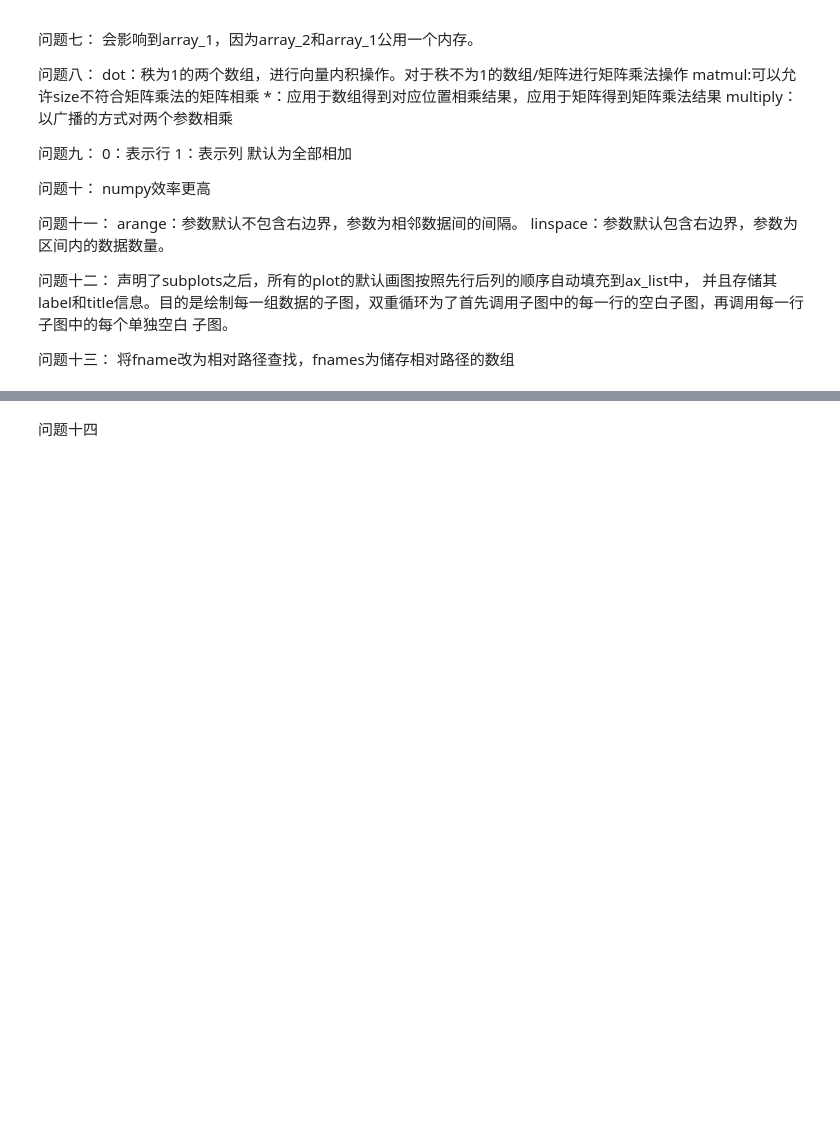
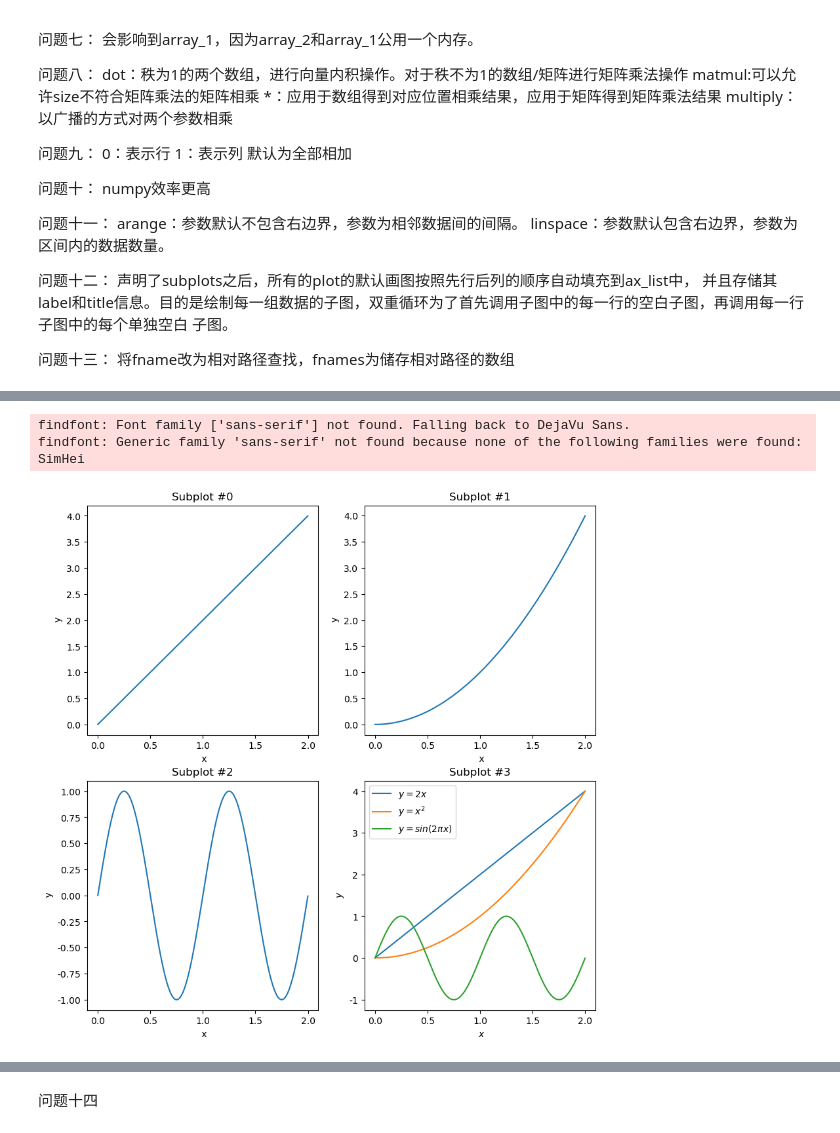
Before and after one commit to cyy603/MyPython, a Jupyter notebook: SDM374/Week1/Q1.ipynb, the cells around one changed output, grey strips where cells are left out. Cells and saved outputs as stored; diff of their text form; code cells hidden in the pictures; blank space fills up the shorter version.

```diff
--- a/SDM374/Week1/Q1.ipynb
+++ b/SDM374/Week1/Q1.ipynb
@@ -60,0 +282,5 @@ import matplotlib.pyplot as plt
+# %%
+a=np.array([[1, 2, 3], [4, 5, 6]])#(2, 3)
+b=np.array([1, 2, 3, 4])#(4,)
+c=np.array([[[1,2, 3], [4, 5, 6]], [[1,2, 3], [4, 5,6]]])#(2, 2,3 )
+print(a.shape)
@@ -60,0 +491,35 @@ import matplotlib.pyplot as plt
+# %%
+import numpy as np
+import matplotlib. pyplot as pit
+def draw_subplot_fcn(x, y, index, ax):
+    ax.plot(x_values, y_values[index])
+    ax.set_xlabel(' x')
+    ax.set_ylabel(' y')
+    ax.set_title (f'Subplot #{index}')
+#对前3个子图进行操作
+fig, ax_list = pit. subplots(nrows=2, ncols=2, figsize= (10, 10))
+x_values = np. arange (0, 2, 0.001)
+y_values =[x_values * 2]
+y_values.append(x_values ** 2)
+y_values.append(np. sin(2*np. pi*x_values))
+index = 0
+for r, row in enumerate(ax_list):
+    for c, ax in enumerate (row):
+        if len(y_values) > index:
+            draw_subplot_fcn(x_values, y_values, index, ax)
+            index += 1
+        else:
+            break
+#对第4个子图进行操作
+ax_list[1, 1]. plot(x_values, y_values[0], label='$y=2x$')
+ax_list[1, 1]. plot(x_values, y_values[1], label='$y=x^2$')
+ax_list[1, 1]. plot(x_values, y_values[2], label='$y=sin(2 \pi x)$')
+ax_list[1, 1]. legend()
+ax_list [1, 1]. set_xlabel (' $x$')
+ax_list [1, 1].set_ylabel (' $y$')
+ax_list[1, 1].set_title(f'Subplot #{index}')
+pit. show()
+# %% [output]
+findfont: Font family ['sans-serif'] not found. Falling back to DejaVu Sans.
+findfont: Generic family 'sans-serif' not found because none of the following families were found: SimHei
+[figure, added]
```
Also changed, not shown: parts of 37 cells of this notebook.
